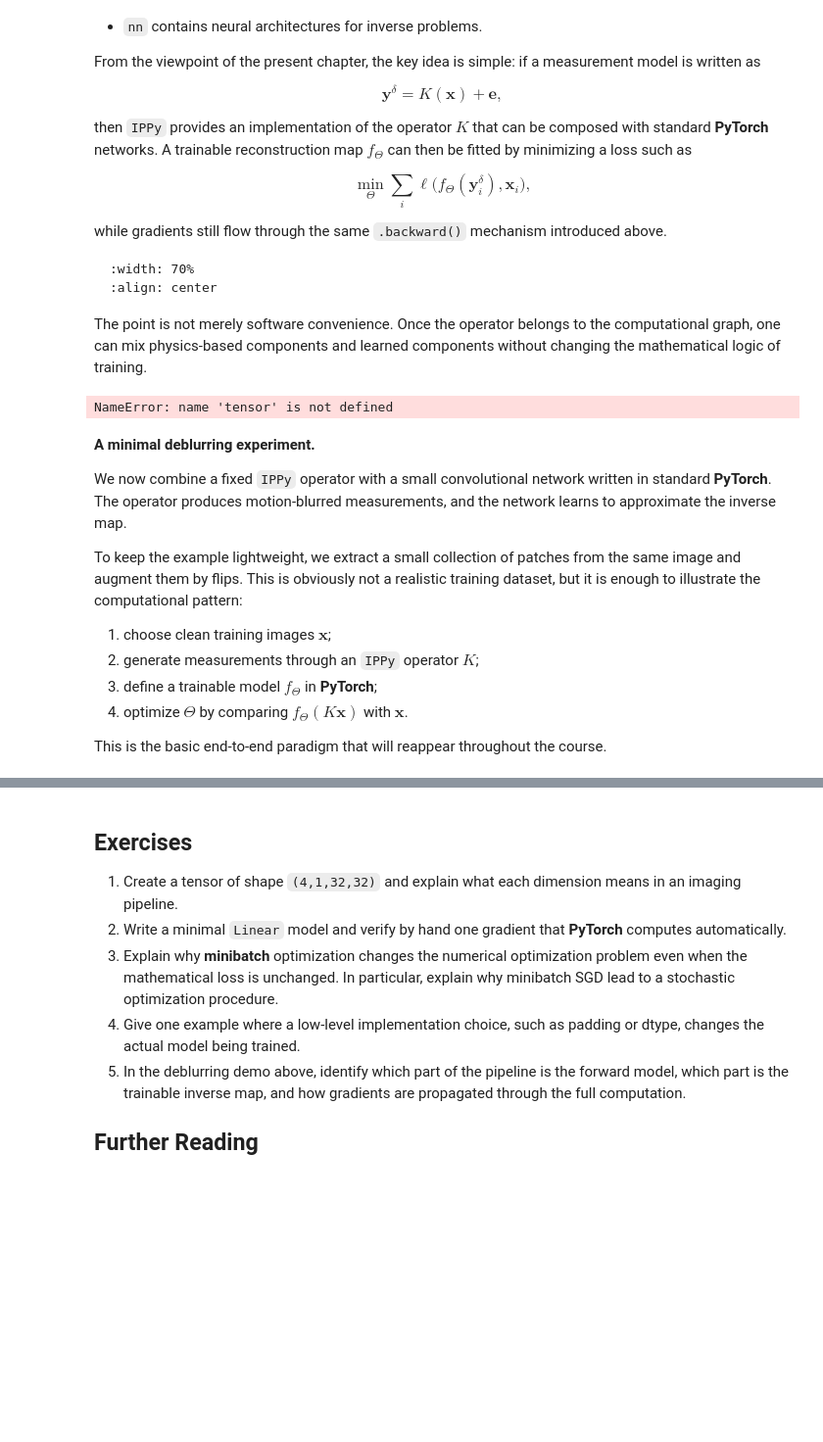
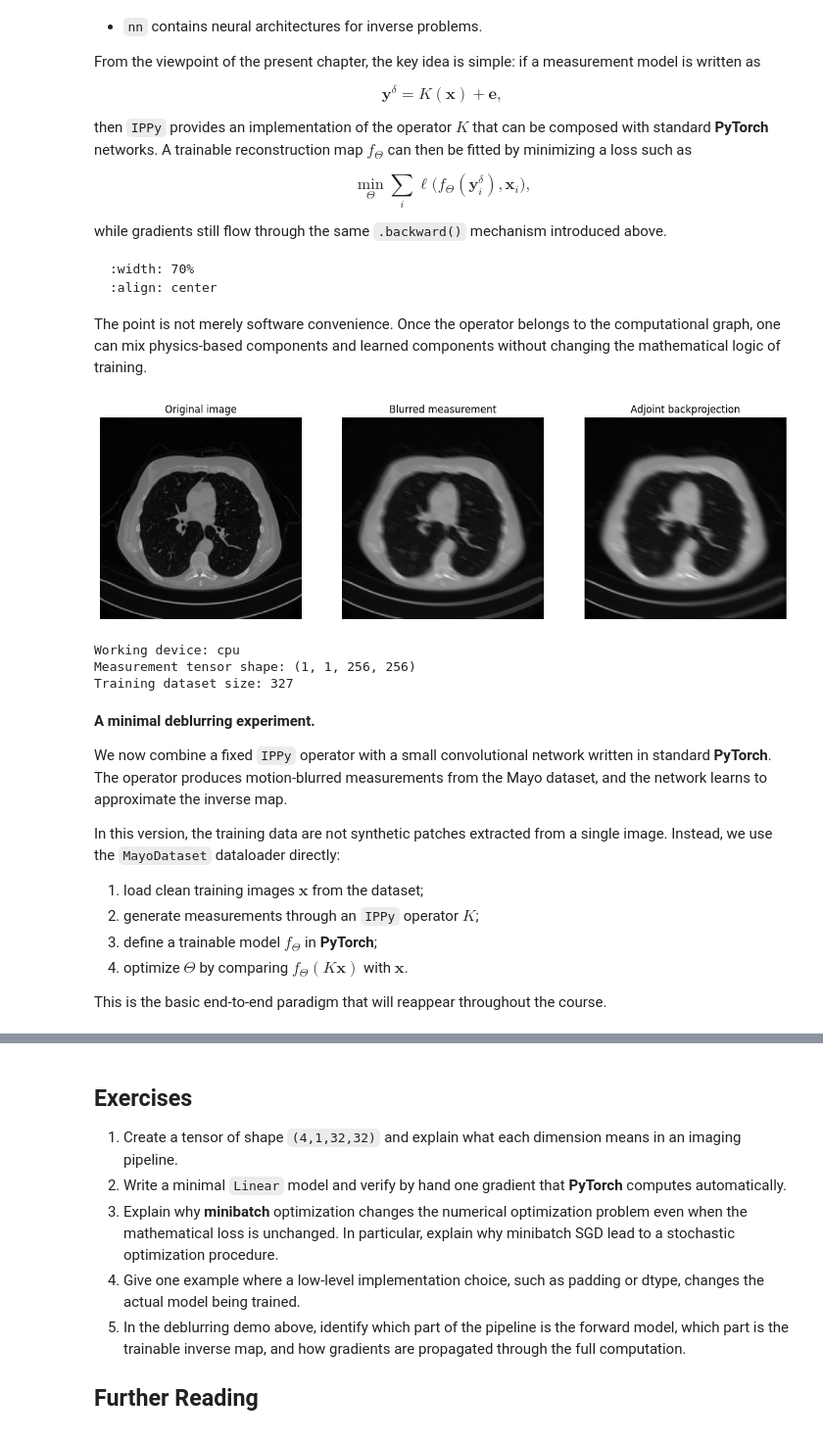
Before and after one commit to devangelista2/computational-imaging, a Jupyter notebook: years/2025-26/_build/jupyter_execute/intro/a-brief-overview-pytorch.ipynb, the cells around one changed output, grey strips where cells are left out. Shown at 98% size. Drawn from its saved outputs; the diff is of its cells as text; code cells hidden in the pictures; blank space fills up the shorter version.

```diff
--- a/years/2025-26/_build/jupyter_execute/intro/a-brief-overview-pytorch.ipynb
+++ b/years/2025-26/_build/jupyter_execute/intro/a-brief-overview-pytorch.ipynb
@@ -356,13 +356,16 @@ while gradients still flow through the same `.backward()` mechanism introduced a
 
 The point is not merely software convenience. Once the operator belongs to the computational graph, one can mix physics-based components and learned components without changing the mathematical logic of training.
 # %%
+import glob
 import importlib.util
 from pathlib import Path
 
 import matplotlib.pyplot as plt
 import torch
+from PIL import Image
 from torch import nn
-from torch.utils.data import DataLoader, TensorDataset
+from torch.utils.data import Dataset, DataLoader
+from torchvision import transforms
 
 here = Path.cwd().resolve()
 for base in (here, here.parent):
@@ -390,45 +393,89 @@ def gaussian_noise(y, noise_level):
     e = torch.randn_like(y, device=y.device)
     return e / torch.norm(e) * torch.norm(y) * noise_level
 
+class MayoDataset(Dataset):
+    def __init__(self, data_path, data_shape):
+        super().__init__()
+
+        self.data_path = data_path
+        self.data_shape = data_shape
+
+        # We expect data_path to be like "./data/Mayo/train" or "./data/Mayo/test"
+        self.fname_list = glob.glob(f"{data_path}/*/*.png")
+
+    def __len__(self):
+        return len(self.fname_list)
+
+    def __getitem__(self, idx):
+        # Load the idx's image from fname_list
+        img_path = self.fname_list[idx]
+
+         # To load the image as grey-scale
+        x = Image.open(img_path).convert("L")
+
+        # Resize to the required shape
+        x = transforms.Compose([
+            transforms.ToTensor(),
+            transforms.Resize(self.data_shape), # (1, n_x, n_y)
+        ])(x)
+        return x
+
+    def get_patient_and_slice(self, idx):
+        '''
+        A utility function. Given an idx, it returns the patient ID and the number of slice of
+        that patient corresponding to the idx's datapoint.
+        '''
+        fname = self.fname_list[idx]
+        patient_id = fname.split('/')[-2]
+        slice_n = fname.split('/')[-1]
+        return patient_id, slice_n
+
 torch.manual_seed(0)
 device = get_device()
 
-x_true = tensor.to(device)
+dataset = MayoDataset(data_path="../Mayo/train", data_shape=256)
+loader = DataLoader(dataset, batch_size=4, shuffle=True)
+
+x_true = next(iter(loader))[0:1].to(device)
 K = operators.Blurring(
     img_shape=(256, 256),
     kernel_type='motion',
     kernel_size=9,
     motion_angle=20,
 )
 
 with torch.no_grad():
     y_clean = K(x_true)
     y_delta = y_clean + gaussian_noise(y_clean, noise_level=0.01)
     x_adjoint = K.T(y_delta)
 
 fig, axes = plt.subplots(1, 3, figsize=(15, 5))
 for ax, image, title in zip(
     axes,
     [x_true, y_delta, x_adjoint],
     ['Original image', 'Blurred measurement', 'Adjoint backprojection'],
 ):
     ax.imshow(image.detach().cpu().squeeze(), cmap='gray')
     ax.set_title(title)
     ax.axis('off')
 plt.show()
 
 print('Working device:', device)
 print('Measurement tensor shape:', tuple(y_delta.shape))
+print('Training dataset size:', len(dataset))
 # %% [output]
+[figure, added]
-NameError: name 'tensor' is not defined
+Working device: cpu
+Measurement tensor shape: (1, 1, 256, 256)
+Training dataset size: 327
 # %% [markdown]
 **A minimal deblurring experiment.**
 
-We now combine a fixed `IPPy` operator with a small convolutional network written in standard **PyTorch**. The operator produces motion-blurred measurements, and the network learns to approximate the inverse map.
+We now combine a fixed `IPPy` operator with a small convolutional network written in standard **PyTorch**. The operator produces motion-blurred measurements from the Mayo dataset, and the network learns to approximate the inverse map.
 
-To keep the example lightweight, we extract a small collection of patches from the same image and augment them by flips. This is obviously not a realistic training dataset, but it is enough to illustrate the computational pattern:
+In this version, the training data are not synthetic patches extracted from a single image. Instead, we use the `MayoDataset` dataloader directly:
 
-1. choose clean training images $\boldsymbol{x}$;
+1. load clean training images $\boldsymbol{x}$ from the dataset;
 2. generate measurements through an `IPPy` operator $K$;
 3. define a trainable model $f_\Theta$ in **PyTorch**;
 4. optimize $\Theta$ by comparing $f_\Theta(K\boldsymbol{x})$ with $\boldsymbol{x}$.
```
Also changed, not shown: parts of 7 cells of this notebook, 8 other files.
